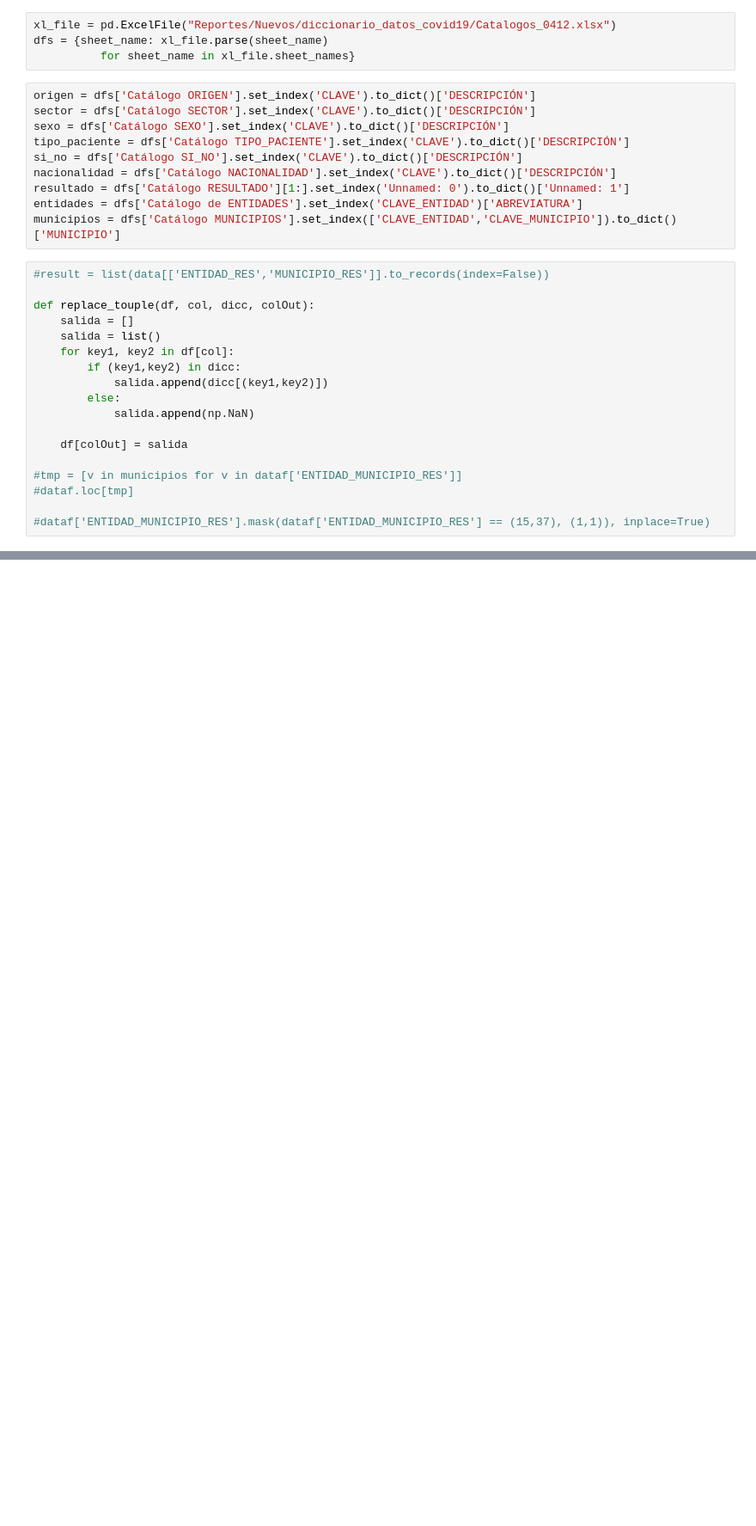
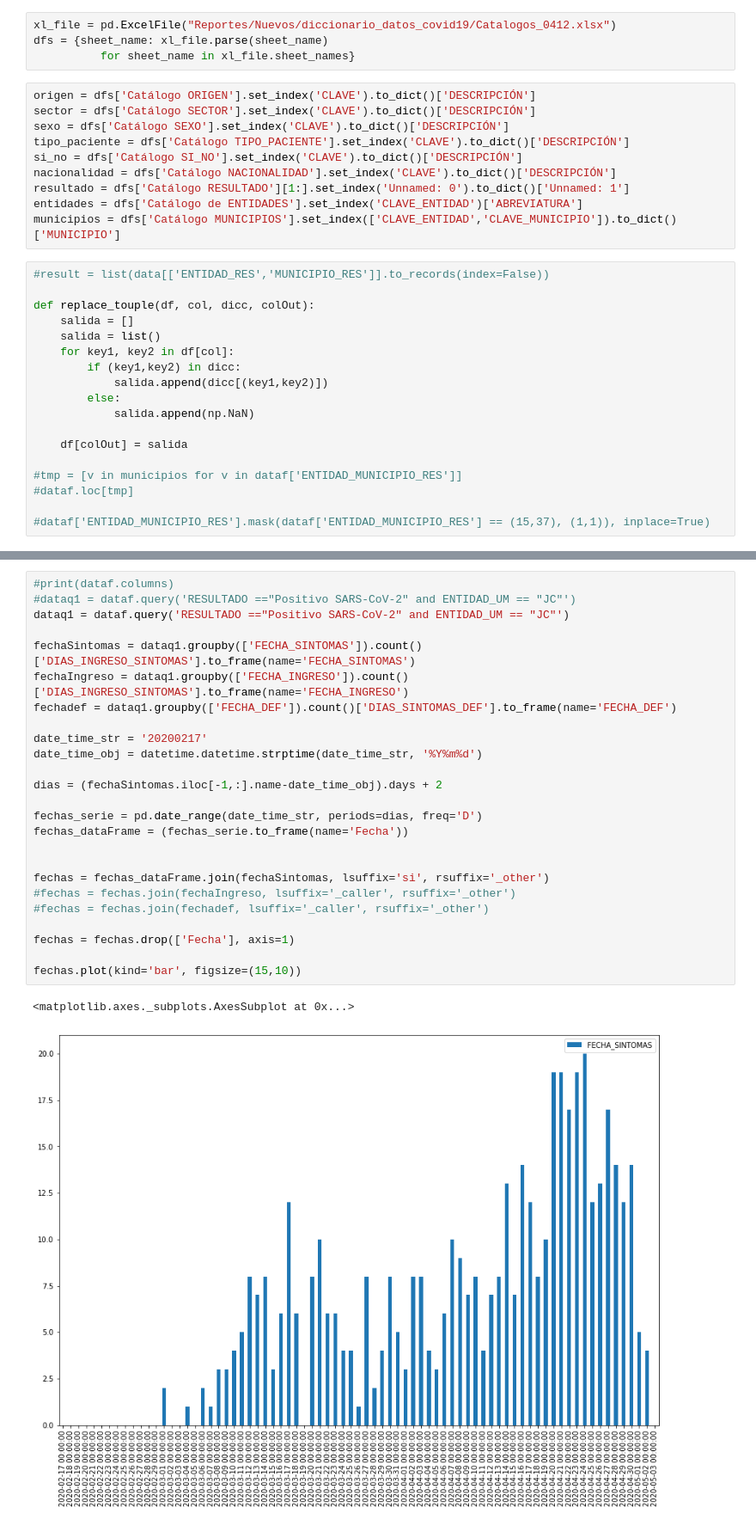
Before and after one commit to jjmaguayo/PruebasPython, a Jupyter notebook: LecturaCSV.ipynb, the cells around one changed output, grey strips where cells are left out. Shown: that part at 86% size. Saved outputs shown, nothing was run; the diff lists cells and outputs as text; blank space fills up the shorter version.

```diff
--- a/LecturaCSV.ipynb
+++ b/LecturaCSV.ipynb
@@ -251,0 +246,28 @@ fechas.plot(kind='bar', figsize=(15,10))
+# %%
+#print(dataf.columns)
+#dataq1 = dataf.query('RESULTADO =="Positivo SARS-CoV-2" and ENTIDAD_UM == "JC"')
+dataq1 = dataf.query('RESULTADO =="Positivo SARS-CoV-2" and ENTIDAD_UM == "JC"')
+
+fechaSintomas = dataq1.groupby(['FECHA_SINTOMAS']).count()['DIAS_INGRESO_SINTOMAS'].to_frame(name='FECHA_SINTOMAS')
+fechaIngreso = dataq1.groupby(['FECHA_INGRESO']).count()['DIAS_INGRESO_SINTOMAS'].to_frame(name='FECHA_INGRESO')
+fechadef = dataq1.groupby(['FECHA_DEF']).count()['DIAS_SINTOMAS_DEF'].to_frame(name='FECHA_DEF')
+
+date_time_str = '20200217'
+date_time_obj = datetime.datetime.strptime(date_time_str, '%Y%m%d')
+
+dias = (fechaSintomas.iloc[-1,:].name-date_time_obj).days + 2
+
+fechas_serie = pd.date_range(date_time_str, periods=dias, freq='D')
+fechas_dataFrame = (fechas_serie.to_frame(name='Fecha'))
+
+
+fechas = fechas_dataFrame.join(fechaSintomas, lsuffix='si', rsuffix='_other')
+#fechas = fechas.join(fechaIngreso, lsuffix='_caller', rsuffix='_other')
+#fechas = fechas.join(fechadef, lsuffix='_caller', rsuffix='_other')
+
+fechas = fechas.drop(['Fecha'], axis=1)
+
+fechas.plot(kind='bar', figsize=(15,10))
+# %% [output]
+<matplotlib.axes._subplots.AxesSubplot at 0x...>
+[figure, added]
```
Also changed, not shown: parts of 12 cells of this notebook, 1 other file.
